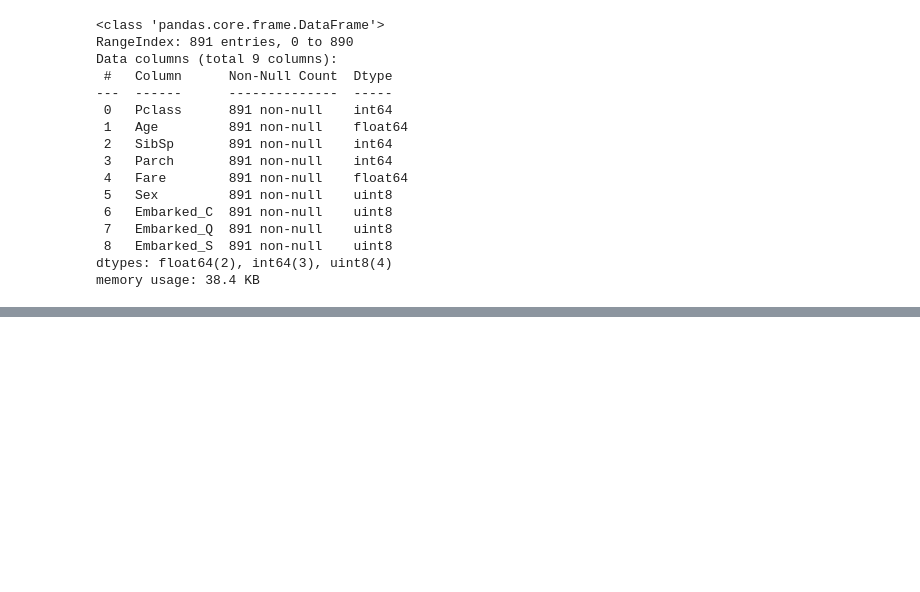
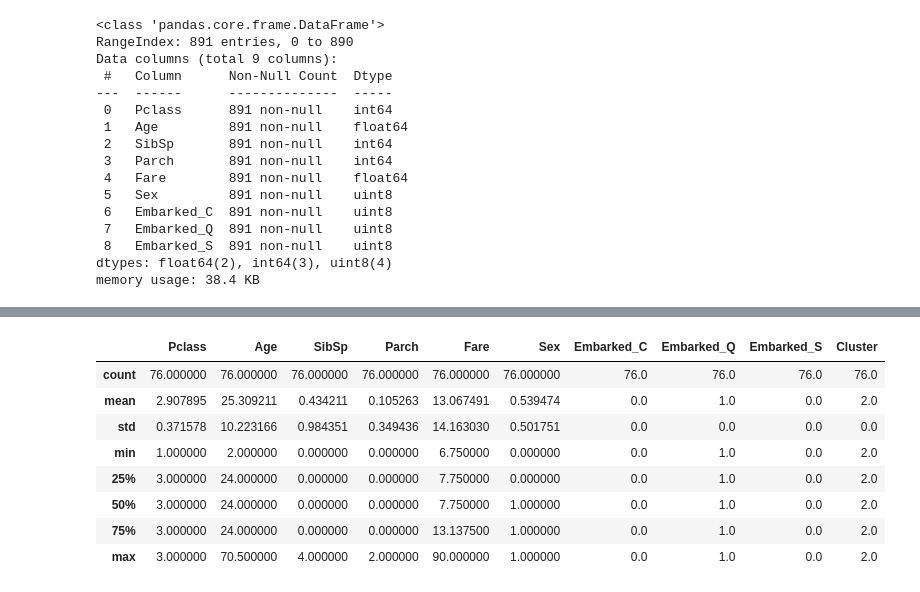
Before and after one commit to Ruslansmu/ML_Lab3, a Jupyter notebook: Lab3.ipynb, the cells around one changed output, grey strips where cells are left out. Cells and saved outputs as stored; diff of their text form; code cells hidden in the pictures; blank space fills up the shorter version.

```diff
--- a/Lab3.ipynb
+++ b/Lab3.ipynb
@@ -407,0 +452,12 @@ memory usage: 38.4 KB
+# %%
+df_train[df_train['Cluster'] == 2].describe()
+# %% [output]
+|  | Pclass | Age | SibSp | Parch | Fare | Sex | Embarked_C | Embarked_Q | Embarked_S | Cluster |
+| count | 76.000000 | 76.000000 | 76.000000 | 76.000000 | 76.000000 | 76.000000 | 76.0 | 76.0 | 76.0 | 76.0 |
+| mean | 2.907895 | 25.309211 | 0.434211 | 0.105263 | 13.067491 | 0.539474 | 0.0 | 1.0 | 0.0 | 2.0 |
+| std | 0.371578 | 10.223166 | 0.984351 | 0.349436 | 14.163030 | 0.501751 | 0.0 | 0.0 | 0.0 | 0.0 |
+| min | 1.000000 | 2.000000 | 0.000000 | 0.000000 | 6.750000 | 0.000000 | 0.0 | 1.0 | 0.0 | 2.0 |
+| 25% | 3.000000 | 24.000000 | 0.000000 | 0.000000 | 7.750000 | 0.000000 | 0.0 | 1.0 | 0.0 | 2.0 |
+| 50% | 3.000000 | 24.000000 | 0.000000 | 0.000000 | 7.750000 | 1.000000 | 0.0 | 1.0 | 0.0 | 2.0 |
+| 75% | 3.000000 | 24.000000 | 0.000000 | 0.000000 | 13.137500 | 1.000000 | 0.0 | 1.0 | 0.0 | 2.0 |
+| max | 3.000000 | 70.500000 | 4.000000 | 2.000000 | 90.000000 | 1.000000 | 0.0 | 1.0 | 0.0 | 2.0 |
```
Also changed, not shown: parts of 11 cells of this notebook, 1 other file.
